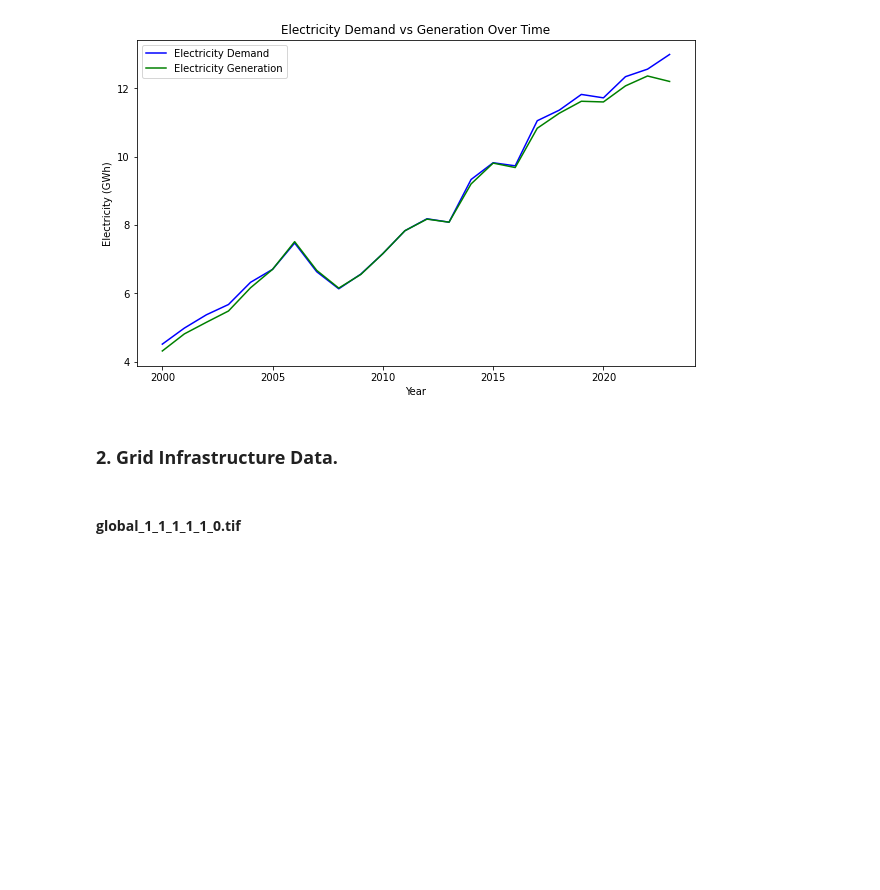
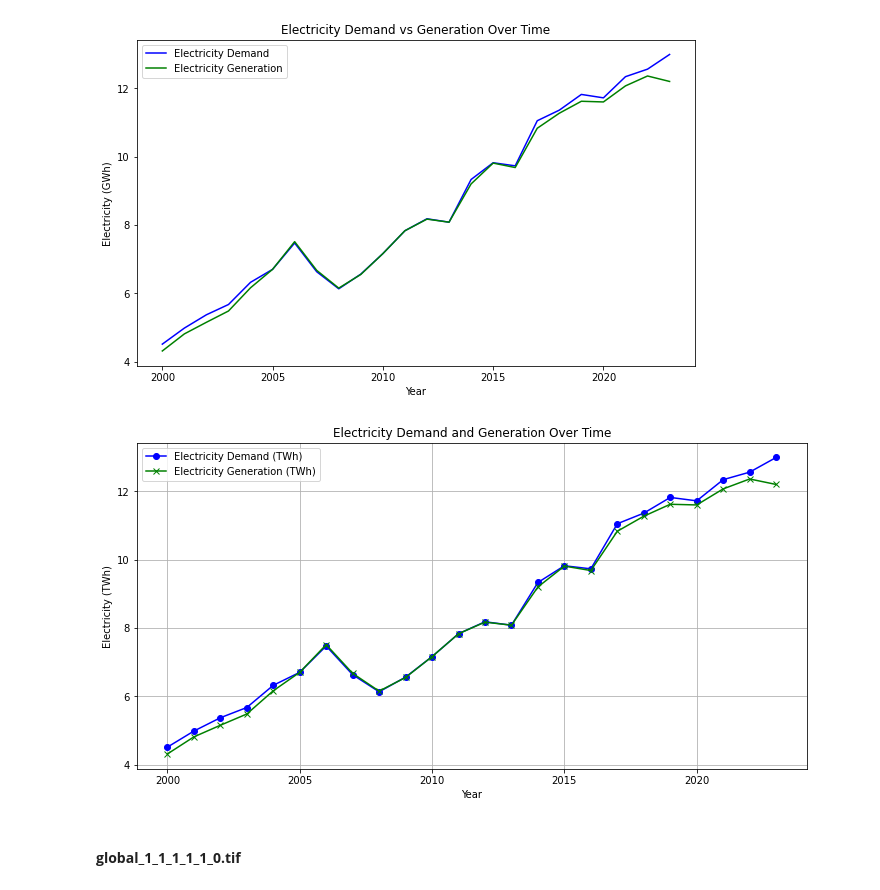
Before and after one commit to DavidGathimbaM/Energy-Access-and-Electrification-planning, a Jupyter notebook: group_workbook/Peter.ipynb, the cells around one changed output. Saved outputs shown, nothing was run; the diff lists cells and outputs as text; code cells hidden in the pictures; blank space fills up the shorter version.

Commit message:
plotting

```diff
--- a/group_workbook/Peter.ipynb
+++ b/group_workbook/Peter.ipynb
@@ -228,8 +228,31 @@ plt.legend()
 plt.show()
 # %% [output]
 [figure]
-# %% [markdown]
-### **2. Grid Infrastructure Data.**
+# %%
+
+# Extract the relevant columns for plotting
+years_demand = ke_electricity_demand['Year']
+demand_values = ke_electricity_demand['Electricity demand - TWh']
+
+years_generation = ke_electricity_generation['Year']
+generation_values = ke_electricity_generation['Electricity generation - TWh']
+
+# Plotting demand and generation over time
+plt.figure(figsize=(12, 6))
+plt.plot(years_demand, demand_values, label='Electricity Demand (TWh)', color='blue', marker='o')
+plt.plot(years_generation, generation_values, label='Electricity Generation (TWh)', color='green', marker='x')
+
+# Adding title and labels
+plt.title('Electricity Demand and Generation Over Time')
+plt.xlabel('Year')
+plt.ylabel('Electricity (TWh)')
+plt.legend()
+plt.grid(True)
+
+# Show the plot
+plt.show()
+# %% [output]
+[figure, added]
 # %% [markdown]
 #### **global_1_1_1_1_1_0.tif**
 # %% [markdown]
```
Also changed, not shown: parts of 10 cells of this notebook.
